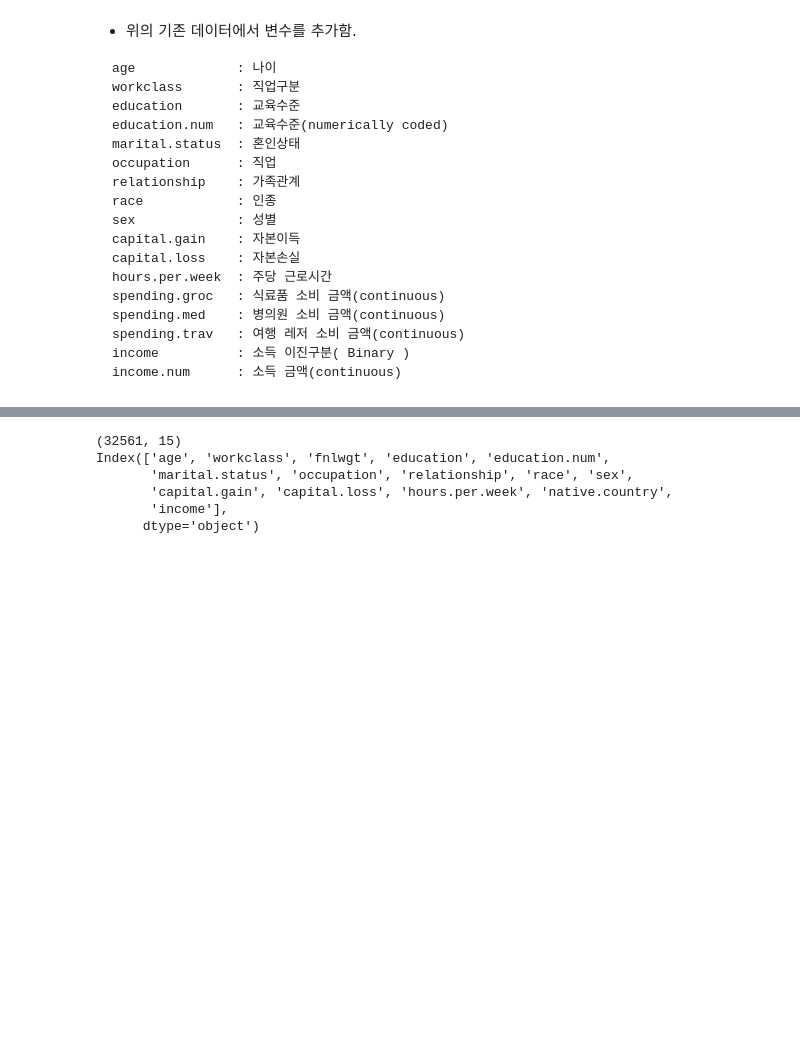
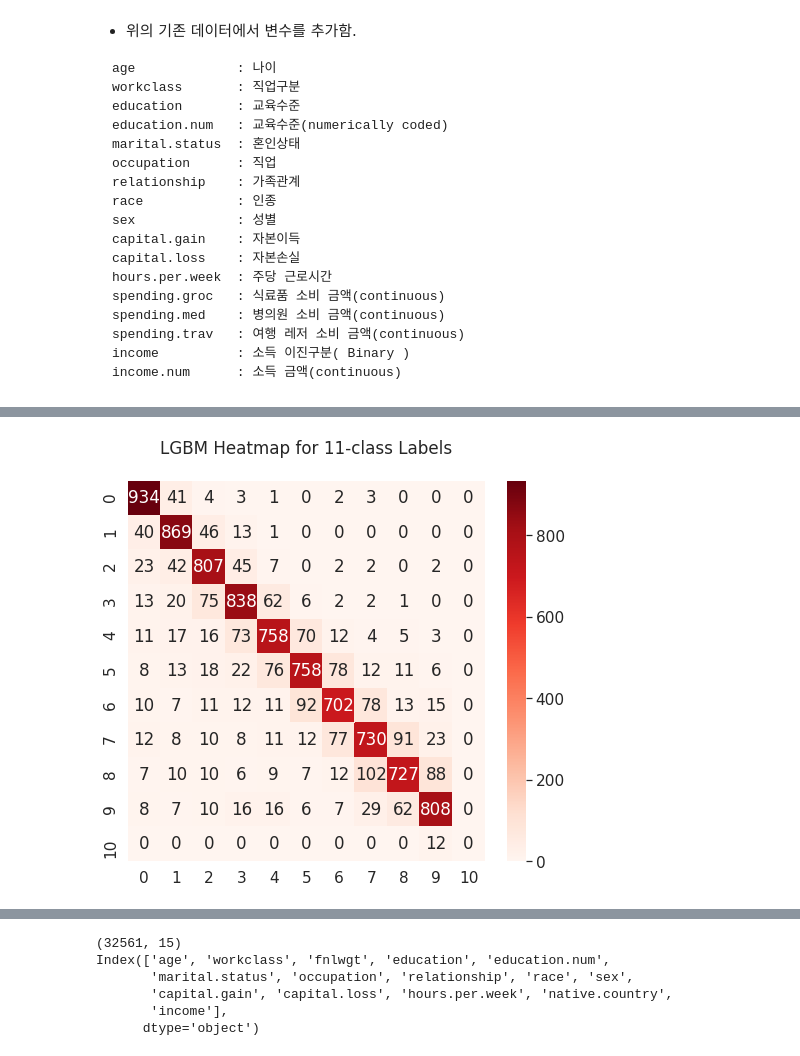
Before and after one commit to Vaycold/Python_ML, a Jupyter notebook: Financial_ML/금융데이터(multi_class).ipynb, the cells around one changed output, grey strips where cells are left out. Saved outputs shown, nothing was run; the diff lists cells and outputs as text; code cells hidden in the pictures; blank space fills up the shorter version.

Commit message:
LGBM Classifier

```diff
--- a/Financial_ML/금융데이터(multi_class).ipynb
+++ b/Financial_ML/금융데이터(multi_class).ipynb
@@ -45,0 +125,12 @@ df.head()
+# %%
+# Feature enginerring
+
+from sklearn.model_selection import train_test_split
+from sklearn.preprocessing import LabelEncoder
+
+x_train, x_test, y_train, y_test = train_test_split(x, y, test_size=0.3, random_state=0)
+categorical = ['workclass', 'marital.status', 'occupation', 'relationship', 'sex', 'native.country']
+for feature in categorical :
+    le = LabelEncoder()
+    x_train[feature] = le.fit_transform(x_train[feature])
+    x_test[feature] = le.transform(x_test[feature])
@@ -45,0 +177,5 @@ df.head()
+# %%
+from lightgbm import LGBMClassifier
+from sklearn.metrics import accuracy_score, classification_report, confusion_matrix
+lgbm = LGBMClassifier()
+lgbm.fit(x_train, y_train)
@@ -45,0 +199,4 @@ df.head()
+# %%
+y_pred = lgbm.predict(x_test)
+lgbm_score = accuracy_score(y_test, y_pred)
+print('LightGBM Accuracy score : ', round(lgbm_score,4))
@@ -45,0 +250,10 @@ df.head()
+# %%
+# Heatmap
+plt.figure(figsize=(8,7))
+sns.heatmap(confusion_matrix(y_test, y_pred),
+            cmap = 'Reds',
+            annot = True,
+            fmt = '.0f')
+plt.title('LGBM Heatmap for 11-class Labels\n');
+# %% [output]
+[figure, added]
```
Also changed, not shown: parts of 22 cells of this notebook.
